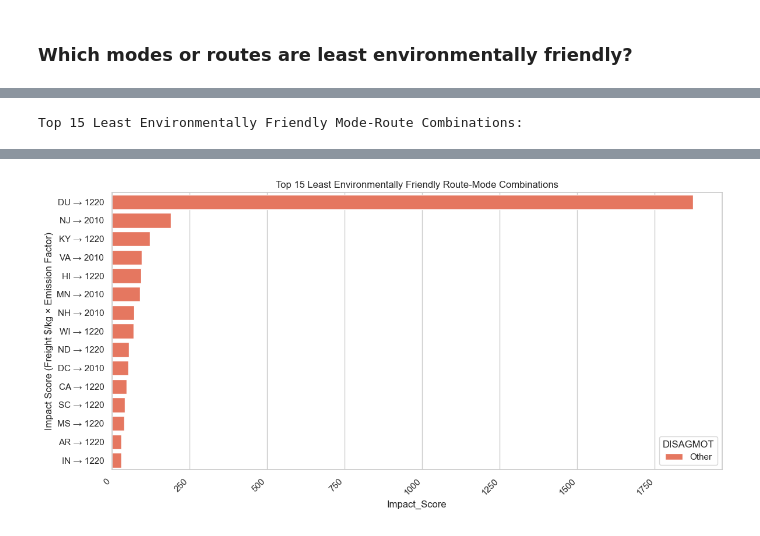
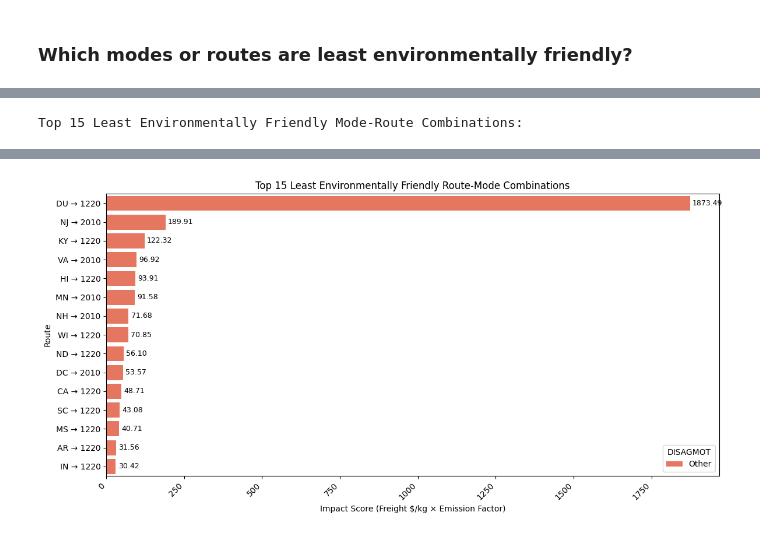
Before and after one commit to solo-007/TransBorder-Freight-Data-Analysis, a Jupyter notebook: Transborder_Freight_DataAnalysis.ipynb, the cells around one changed output, grey strips where cells are left out. Saved outputs shown, nothing was run; the diff lists cells and outputs as text; code cells hidden in the pictures.

```diff
--- a/Transborder_Freight_DataAnalysis.ipynb
+++ b/Transborder_Freight_DataAnalysis.ipynb
@@ -1135,8 +1135,14 @@ plt.show()
 # %% [output]
 [figure]
 # %%
-import matplotlib.pyplot as plt
-import seaborn as sns
+# Create Freight_to_Value metric
+df_dot3['Freight_to_Value'] = df_dot3['FREIGHT_CHARGES'] / df_dot3['VALUE']
+
+# Aggregate by route (you can modify how PORT_ROUTE is constructed if needed)
+route_summary = df_dot3.groupby('PORT_ROUTE')['Freight_to_Value'].mean().reset_index()
+
+# Get Top 10 inefficient routes
+top_inefficient_routes = route_summary.sort_values(by='Freight_to_Value', ascending=False).head(10)
 
 # Plot
 plt.figure(figsize=(10, 6))
@@ -1334,6 +1395,22 @@ plt.show()
 # %% [markdown]
 ### **How much does each mode contribute to economic productivity across regions (e.g., by border state)?**
 # %%
+# Map DISAGMOT codes to transport names
+disagmot_map = {
+    1: 'Vessel',
+    3: 'Air',
+    4: 'Mail (USPS)',
+    5: 'Truck',
+    6: 'Rail',
+    7: 'Pipeline',
+    8: 'Other',
+    9: 'Foreign Trade Zones (FTZs)'
+}
+
+# Replace DISAGMOT code with name
+df_dot2['DISAGMOT'] = df_dot2['DISAGMOT'].map(disagmot_map)
+
+
 # Transpose data for horizontal layout
 stacked_df = df_dot2.groupby(['USASTATE', 'DISAGMOT'])['VALUE'].sum().unstack()
 
@@ -1608,43 +1685,54 @@ route_mode_summary = df_dot1.groupby(['ROUTE', 'DISAGMOT']).agg({
 # Remove rows with SHIPWT = 0 or NaN
 route_mode_summary = route_mode_summary[route_mode_summary['SHIPWT'] > 0]
 
-# 5. Calculate proxy impact: (Freight Charge per KG * Emission Score)
+# 5. Calculate proxy impact
 route_mode_summary['FreightCharge_per_kg'] = route_mode_summary['FREIGHT_CHARGES'] / route_mode_summary['SHIPWT']
 route_mode_summary['Impact_Score'] = route_mode_summary['FreightCharge_per_kg'] * route_mode_summary['Emission_Score']
 
 # 6. Get Top 15 worst combinations
 top_routes = route_mode_summary.sort_values(by='Impact_Score', ascending=False).head(15)
 
 # 7. Display and visualize
 print("Top 15 Least Environmentally Friendly Mode-Route Combinations:")
 display(top_routes)
 
 plt.figure(figsize=(12, 6))
-sns.barplot(data=top_routes, x='Impact_Score', y='ROUTE', hue='DISAGMOT', palette='Reds')
+ax = sns.barplot(data=top_routes, x='Impact_Score', y='ROUTE', hue='DISAGMOT', palette='Reds')
 plt.title('Top 15 Least Environmentally Friendly Route-Mode Combinations')
-plt.ylabel('Impact Score (Freight $/kg × Emission Factor)')
+plt.xlabel('Impact Score (Freight $/kg × Emission Factor)')
+plt.ylabel('Route')
 plt.xticks(rotation=45, ha='right')
+
+# Add data labels to each bar
+for container in ax.containers:
+    ax.bar_label(container,
+                 fmt='%.2f',
+                 label_type='edge',
+                 padding=3,
+                 fontsize=9,
+                 color='black')
+
 plt.tight_layout()
 plt.show()
 # %% [output]
 Top 15 Least Environmentally Friendly Mode-Route Combinations:
 |  | ROUTE | DISAGMOT | SHIPWT | FREIGHT_CHARGES | Emission_Score | FreightCharge_per_kg | Impact_Score |
 | 115 | DU → 1220 | Other | 1421560 | 887759396 | 3.00 | 624.50 | 1873.49 |
 | 436 | NJ → 2010 | Other | 1818 | 115086 | 3.00 | 63.30 | 189.91 |
 | 237 | KY → 1220 | Other | 26064 | 1062707 | 3.00 | 40.77 | 122.32 |
 | 629 | VA → 2010 | Other | 2141 | 69172 | 3.00 | 32.31 | 96.92 |
 | 157 | HI → 1220 | Other | 3338 | 104496 | 3.00 | 31.30 | 93.91 |
 | 326 | MN → 2010 | Other | 718 | 21917 | 3.00 | 30.53 | 91.58 |
 | 421 | NH → 2010 | Other | 140 | 3345 | 3.00 | 23.89 | 71.68 |
 | 661 | WI → 1220 | Other | 61585 | 1454349 | 3.00 | 23.62 | 70.85 |
 | 388 | ND → 1220 | Other | 33485 | 626151 | 3.00 | 18.70 | 56.10 |
 | 97 | DC → 2010 | Other | 56 | 1000 | 3.00 | 17.86 | 53.57 |
 | 51 | CA → 1220 | Other | 840926 | 13653076 | 3.00 | 16.24 | 48.71 |
 | 554 | SC → 1220 | Other | 217133 | 3117778 | 3.00 | 14.36 | 43.08 |
 | 347 | MS → 1220 | Other | 38134 | 517445 | 3.00 | 13.57 | 40.71 |
 | 23 | AR → 1220 | Other | 31802 | 334542 | 3.00 | 10.52 | 31.56 |
 | 211 | IN → 1220 | Other | 281909 | 2858866 | 3.00 | 10.14 | 30.42 |
-[figure, old version]
+[figure, new version]
 # %%
 # 1. Create ROUTE column
 df_dot1['ROUTE'] = df_dot1['USASTATE'].astype(str) + ' → ' + df_dot1['COUNTRY'].astype(str)
```
Also changed, not shown: parts of 23 cells of this notebook.
